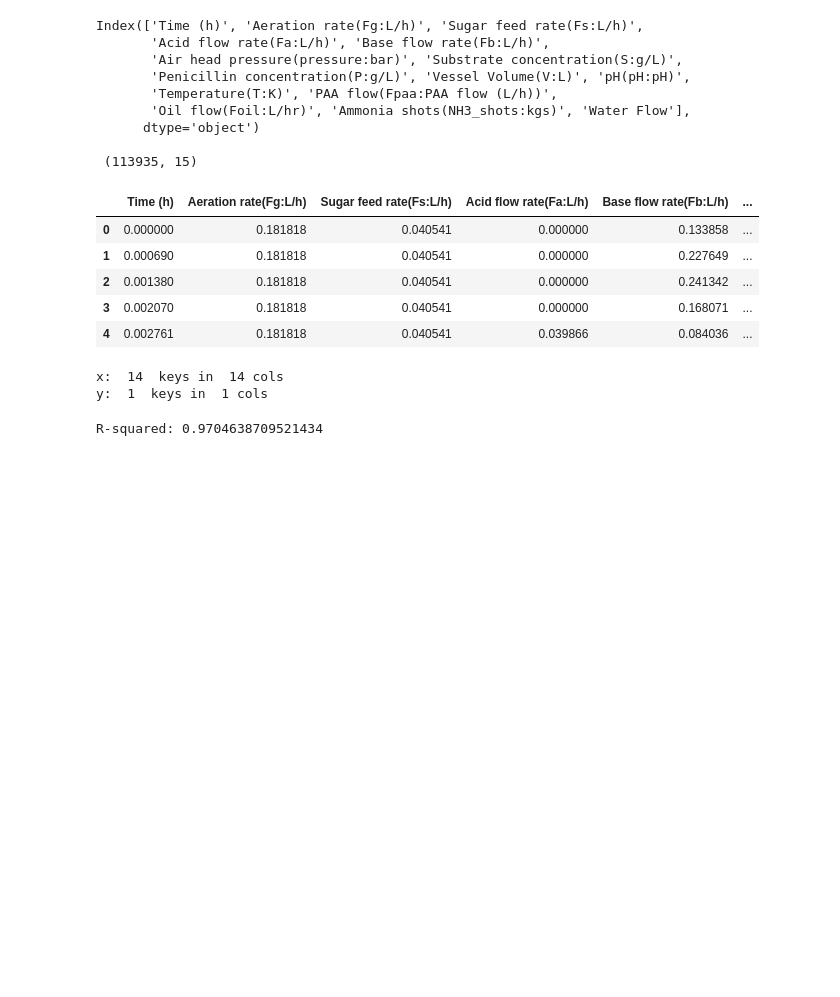
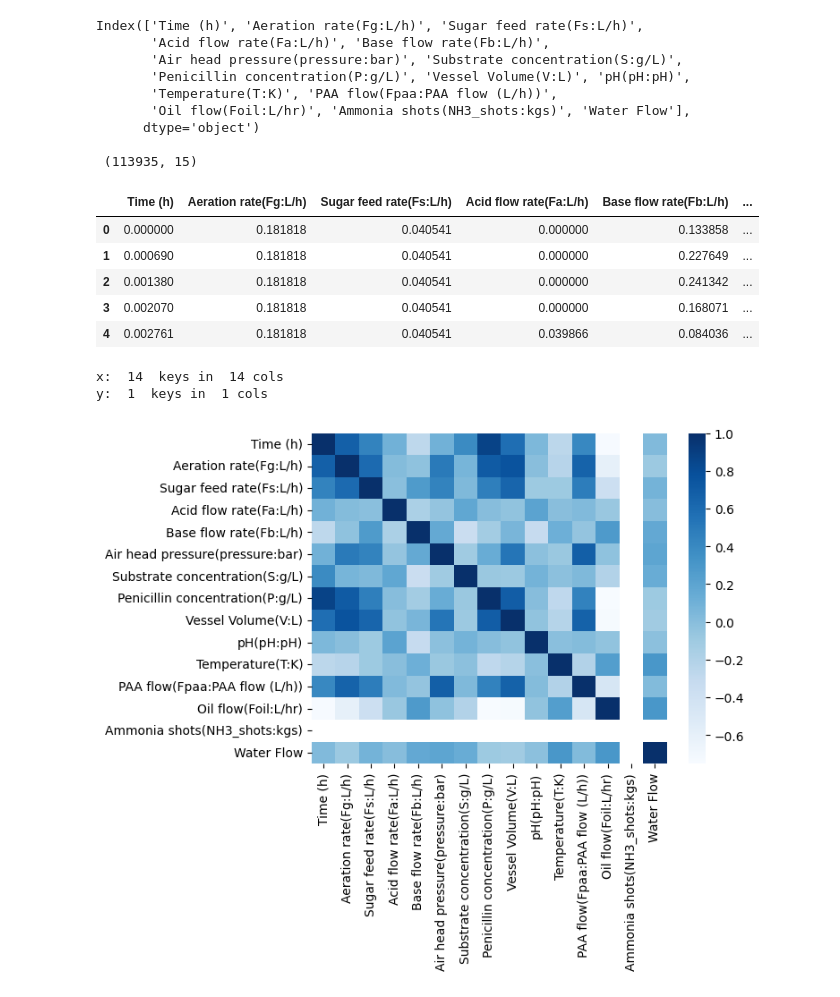
Before and after one commit to plutoniumm/MLTests, a Jupyter notebook: Regression_Pred.ipynb, the cells around one changed output. Drawn from its saved outputs; the diff is of its cells as text; code cells hidden in the pictures; blank space fills up the shorter version.

```diff
--- a/Regression_Pred.ipynb
+++ b/Regression_Pred.ipynb
@@ -50,14 +53,9 @@ x_keys = [
 # %% [output]
 x:  14  keys in  14 cols
 y:  1  keys in  1 cols
-# %%
-xtrain, xtest, ytrain, ytest=train_test_split(x, y, test_size=0.1)
-sgdr = SGDRegressor(loss='squared_error')
-sgdr.fit(xtrain, ytrain.values.ravel())
-
-score = sgdr.score(xtrain, ytrain)
-print("R-squared:", score)
-
-ytest = ytest.to_numpy().flatten().astype(np.float16)
-# %% [output]
-R-squared: 0.9704638709521434
+# %%
+sns.heatmap(data.corr(), cmap='Blues')
+plt.show()
+xtrain, xtest, ytrain, ytest=train_test_split(x, y, test_size=0.1)
+# %% [output]
+[figure, added]
```
Also changed, not shown: parts of 5 cells of this notebook, 4 other files.
